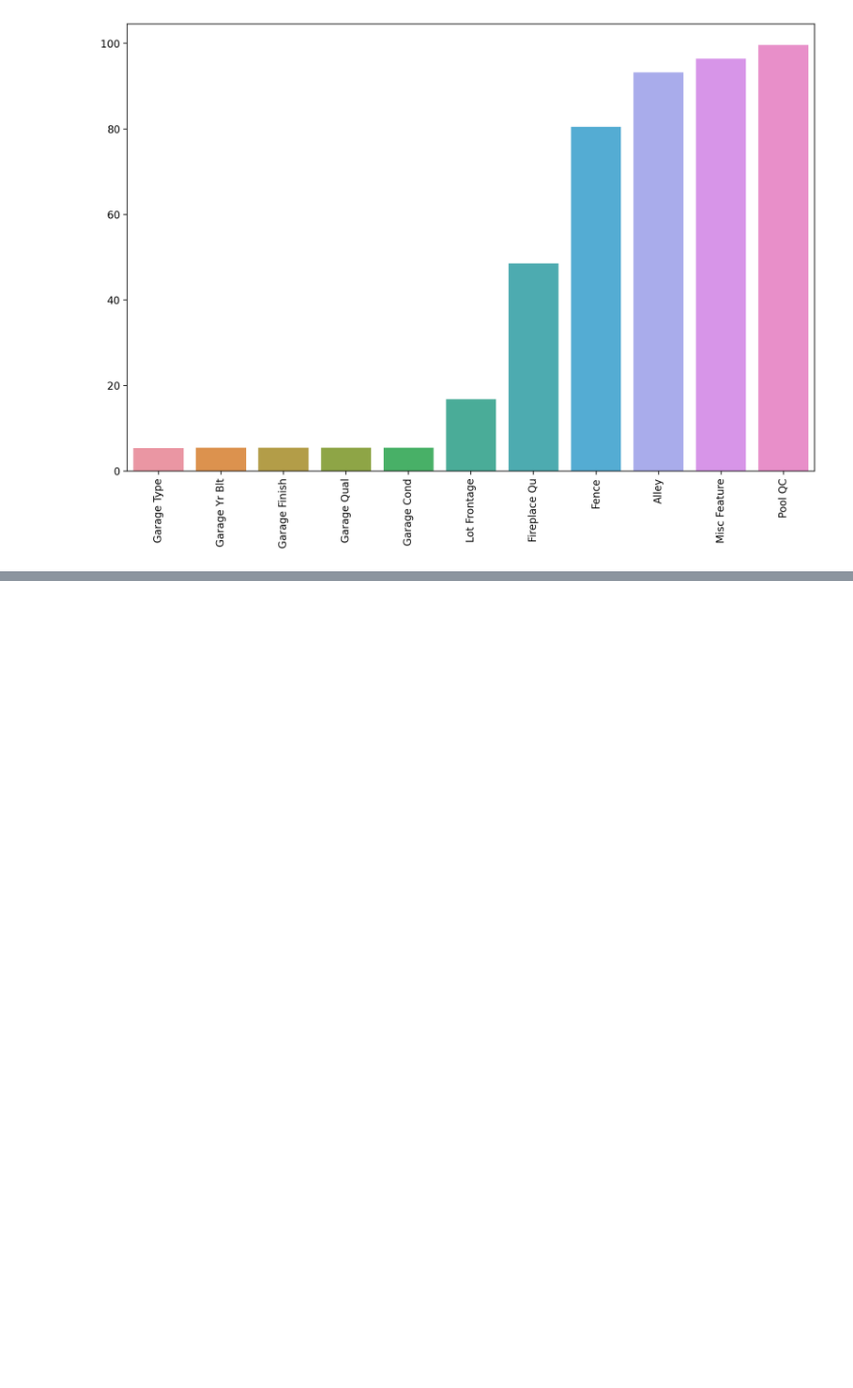
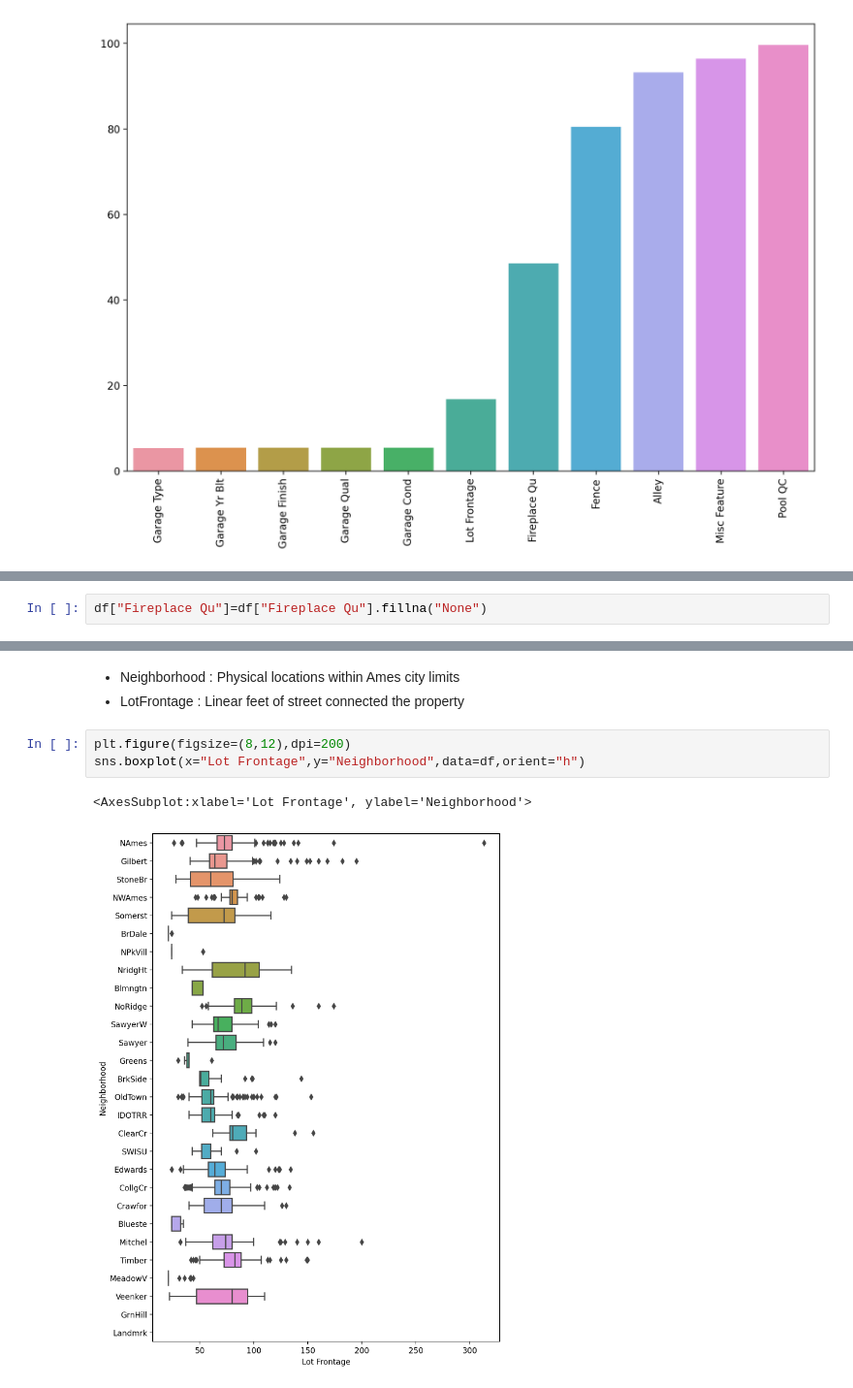
Before and after one commit to Burcusenol/Machine-Learning-Algorithms, a Jupyter notebook: Feature Engineering and Data Preparation/Feature Engineering.ipynb, the cells around one changed output, grey strips where cells are left out. Shown at 97% size. Drawn from its saved outputs; the diff is of its cells as text; blank space fills up the shorter version.

```diff
--- a/Feature Engineering and Data Preparation/Feature Engineering.ipynb
+++ b/Feature Engineering and Data Preparation/Feature Engineering.ipynb
@@ -520,0 +553,2 @@ plt.xticks(rotation=90);
+# %%
+df["Fireplace Qu"]=df["Fireplace Qu"].fillna("None")
@@ -520,0 +570,9 @@ plt.xticks(rotation=90);
+# %% [markdown]
+* Neighborhood : Physical locations within Ames city limits
+* LotFrontage : Linear feet of street connected the property
+# %%
+plt.figure(figsize=(8,12),dpi=200)
+sns.boxplot(x="Lot Frontage",y="Neighborhood",data=df,orient="h")
+# %% [output]
+<AxesSubplot:xlabel='Lot Frontage', ylabel='Neighborhood'>
+[figure, added]
```
Also changed, not shown: parts of 46 cells of this notebook.
